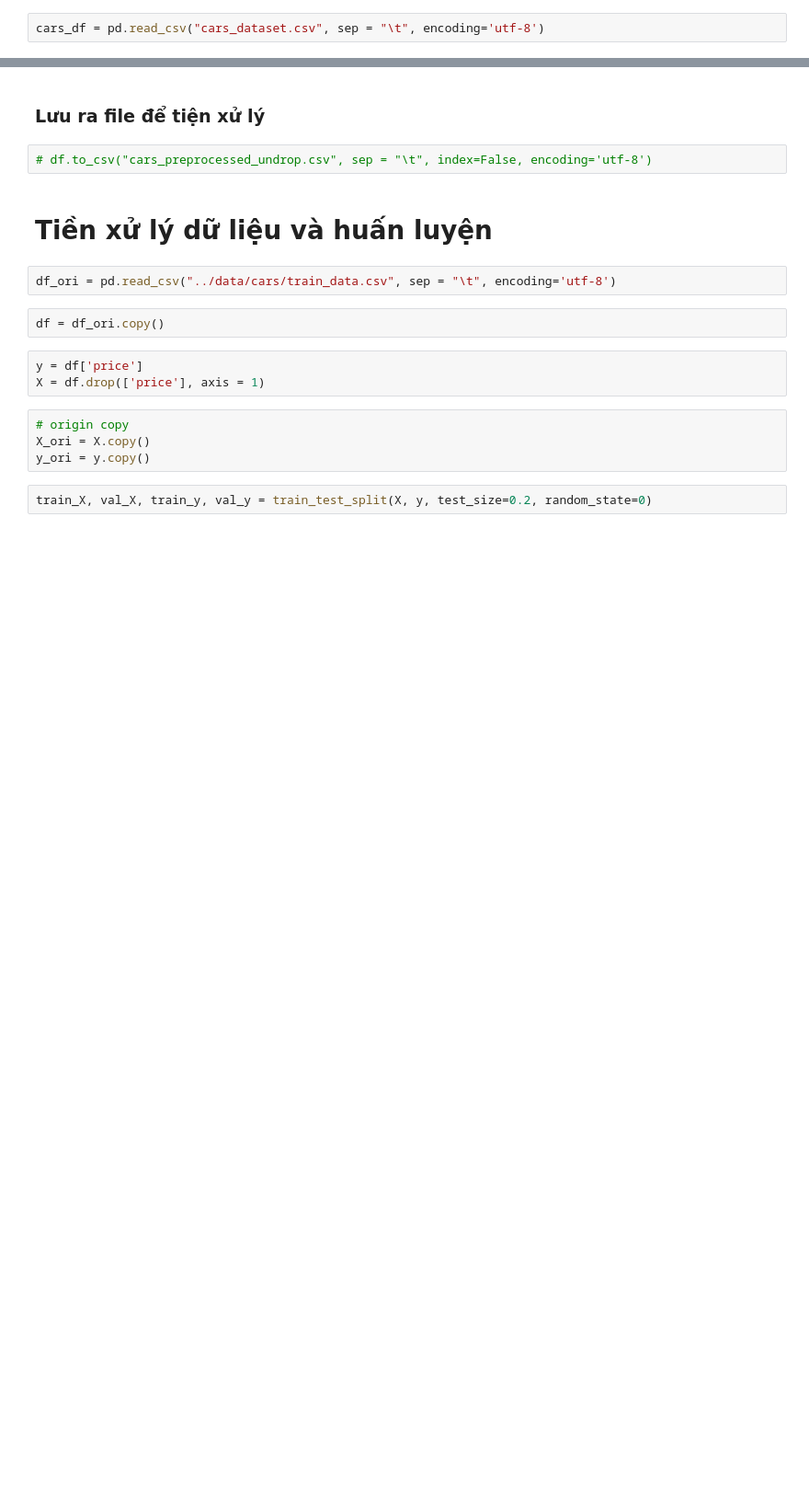
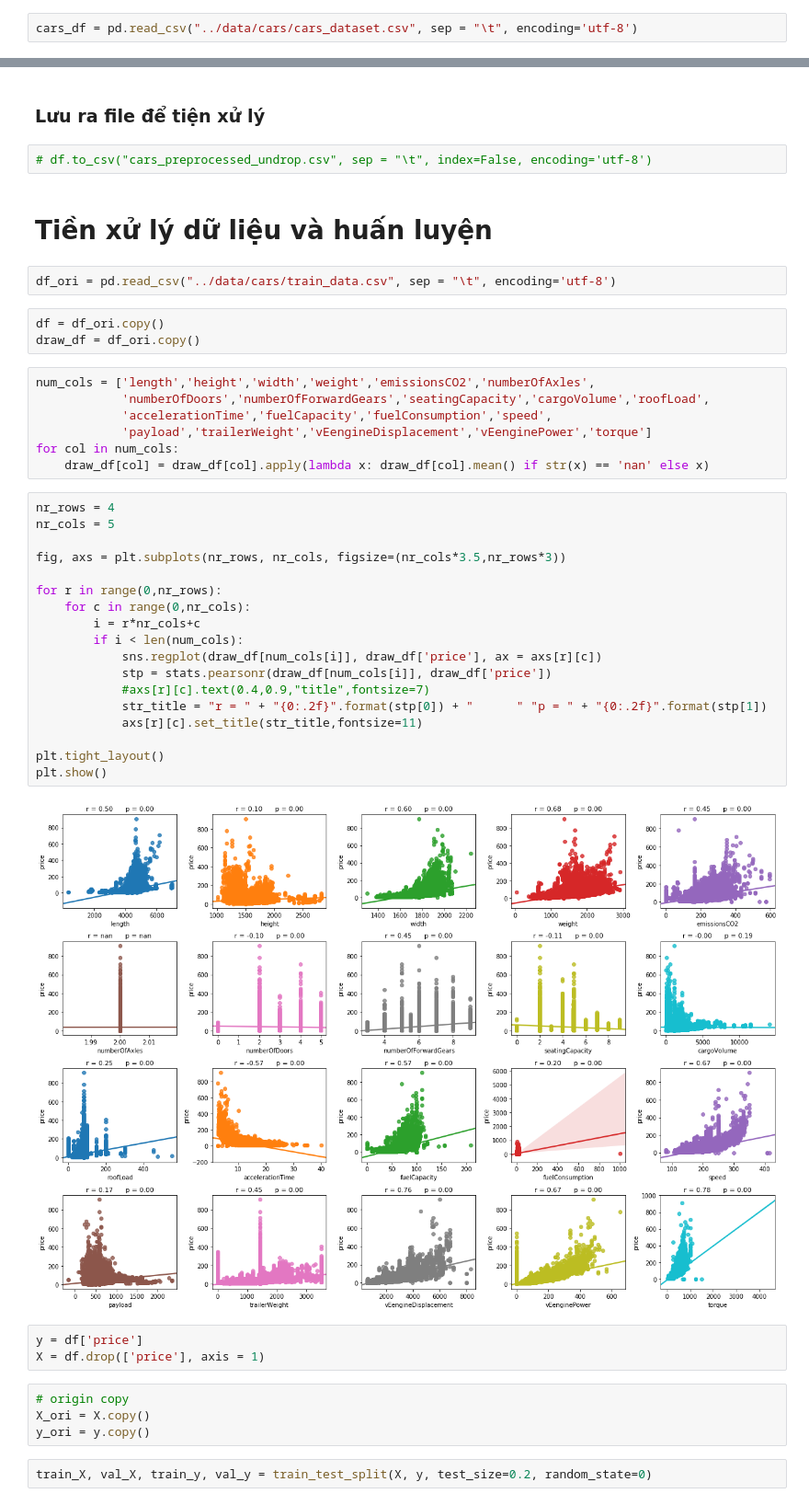
Before and after one commit to hmhuan/Data-science-project, a Jupyter notebook: code/preprocessing.ipynb, the cells around one changed output, grey strips where cells are left out. Shown at 92% size. Drawn from its saved outputs; the diff is of its cells as text; blank space fills up the shorter version.

Commit message:
Add visualize code

```diff
--- a/code/preprocessing.ipynb
+++ b/code/preprocessing.ipynb
@@ -15,7 +17,7 @@ from sklearn.neural_network import MLPClassifier, MLPRegressor
 from sklearn.ensemble import RandomForestRegressor
 from sklearn.externals import joblib
 # %%
-cars_df = pd.read_csv("cars_dataset.csv", sep = "\t", encoding='utf-8')
+cars_df = pd.read_csv("../data/cars/cars_dataset.csv", sep = "\t", encoding='utf-8')
 # %% [markdown]
 # Chuyển đổi dữ liệu từ dữ liệu thô
 # %%
@@ -129,6 +131,34 @@ df[cat_cols].info()
 df_ori = pd.read_csv("../data/cars/train_data.csv", sep = "\t", encoding='utf-8')
 # %%
 df = df_ori.copy()
+draw_df = df_ori.copy()
+# %%
+num_cols = ['length','height','width','weight','emissionsCO2','numberOfAxles',
+            'numberOfDoors','numberOfForwardGears','seatingCapacity','cargoVolume','roofLoad',
+            'accelerationTime','fuelCapacity','fuelConsumption','speed',
+            'payload','trailerWeight','vEengineDisplacement','vEenginePower','torque']
+for col in num_cols:
+    draw_df[col] = draw_df[col].apply(lambda x: draw_df[col].mean() if str(x) == 'nan' else x)
+# %%
+nr_rows = 4
+nr_cols = 5
+
+fig, axs = plt.subplots(nr_rows, nr_cols, figsize=(nr_cols*3.5,nr_rows*3))
+
+for r in range(0,nr_rows):
+    for c in range(0,nr_cols):
+        i = r*nr_cols+c
+        if i < len(num_cols):
+            sns.regplot(draw_df[num_cols[i]], draw_df['price'], ax = axs[r][c])
+            stp = stats.pearsonr(draw_df[num_cols[i]], draw_df['price'])
+            #axs[r][c].text(0.4,0.9,"title",fontsize=7)
+            str_title = "r = " + "{0:.2f}".format(stp[0]) + "      " "p = " + "{0:.2f}".format(stp[1])
+            axs[r][c].set_title(str_title,fontsize=11)
+
+plt.tight_layout()
+plt.show()
+# %% [output]
+[figure, added]
 # %%
 y = df['price']
 X = df.drop(['price'], axis = 1)
```
Also changed, not shown: parts of 1 cell of this notebook, 1 other file.
